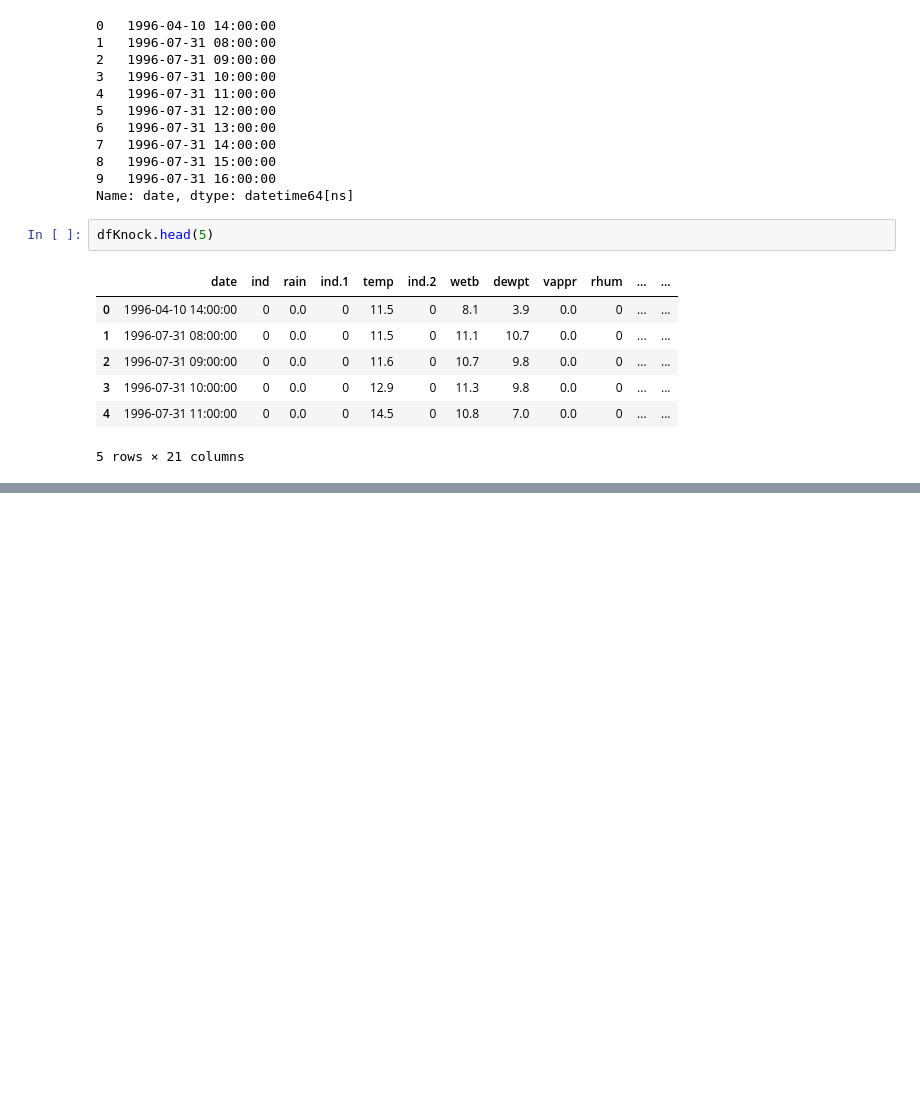
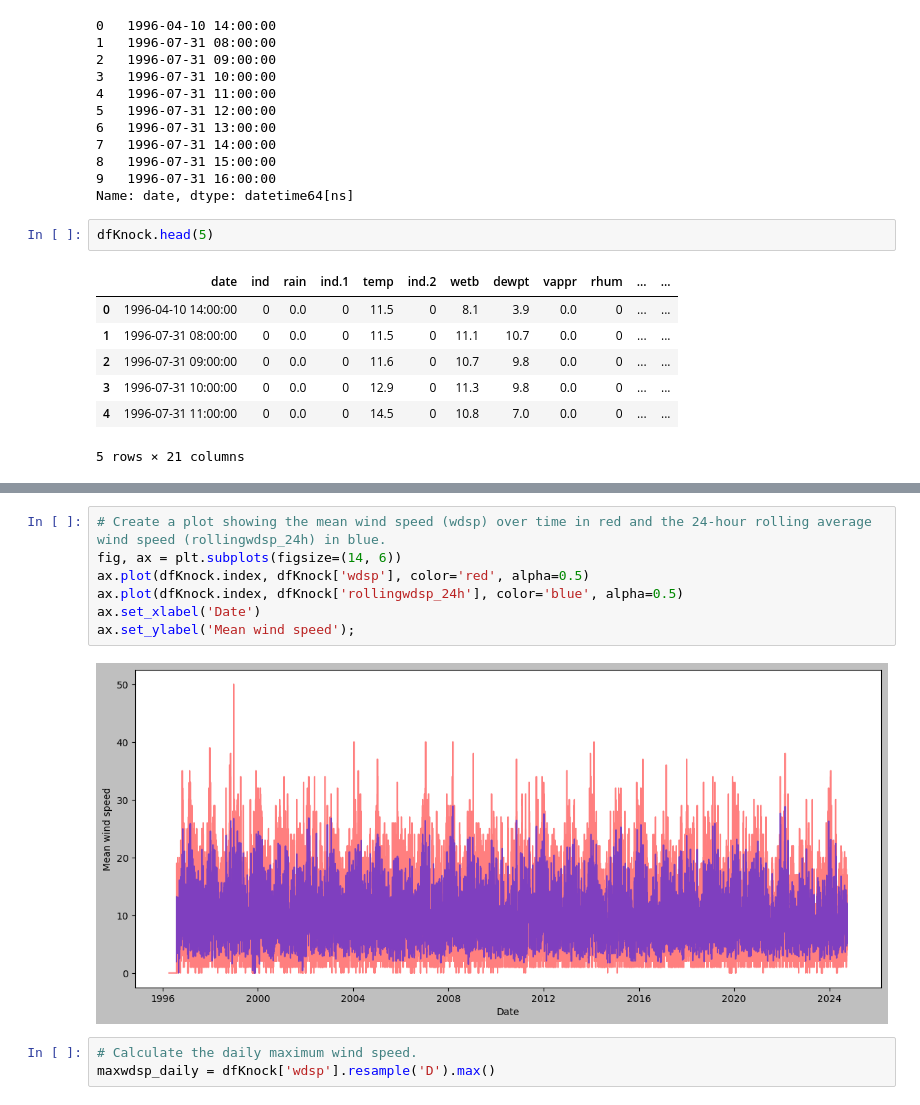
Before and after one commit to YuliiaKharchenko/PFDA, a Jupyter notebook: assignments/assignment_6_Weather.ipynb, the cells around one changed output, grey strips where cells are left out. Saved outputs shown, nothing was run; the diff lists cells and outputs as text; blank space fills up the shorter version.

```diff
--- a/assignments/assignment_6_Weather.ipynb
+++ b/assignments/assignment_6_Weather.ipynb
@@ -141,0 +164,12 @@ plt.xticks(rotation=45);
+# %%
+# Create a plot showing the mean wind speed (wdsp) over time in red and the 24-hour rolling average wind speed (rollingwdsp_24h) in blue.
+fig, ax = plt.subplots(figsize=(14, 6))
+ax.plot(dfKnock.index, dfKnock['wdsp'], color='red', alpha=0.5)
+ax.plot(dfKnock.index, dfKnock['rollingwdsp_24h'], color='blue', alpha=0.5)
+ax.set_xlabel('Date')
+ax.set_ylabel('Mean wind speed');
+# %% [output]
+[figure, added]
+# %%
+# Calculate the daily maximum wind speed.
+maxwdsp_daily = dfKnock['wdsp'].resample('D').max()
```
Also changed, not shown: parts of 24 cells of this notebook, 1 other file.
